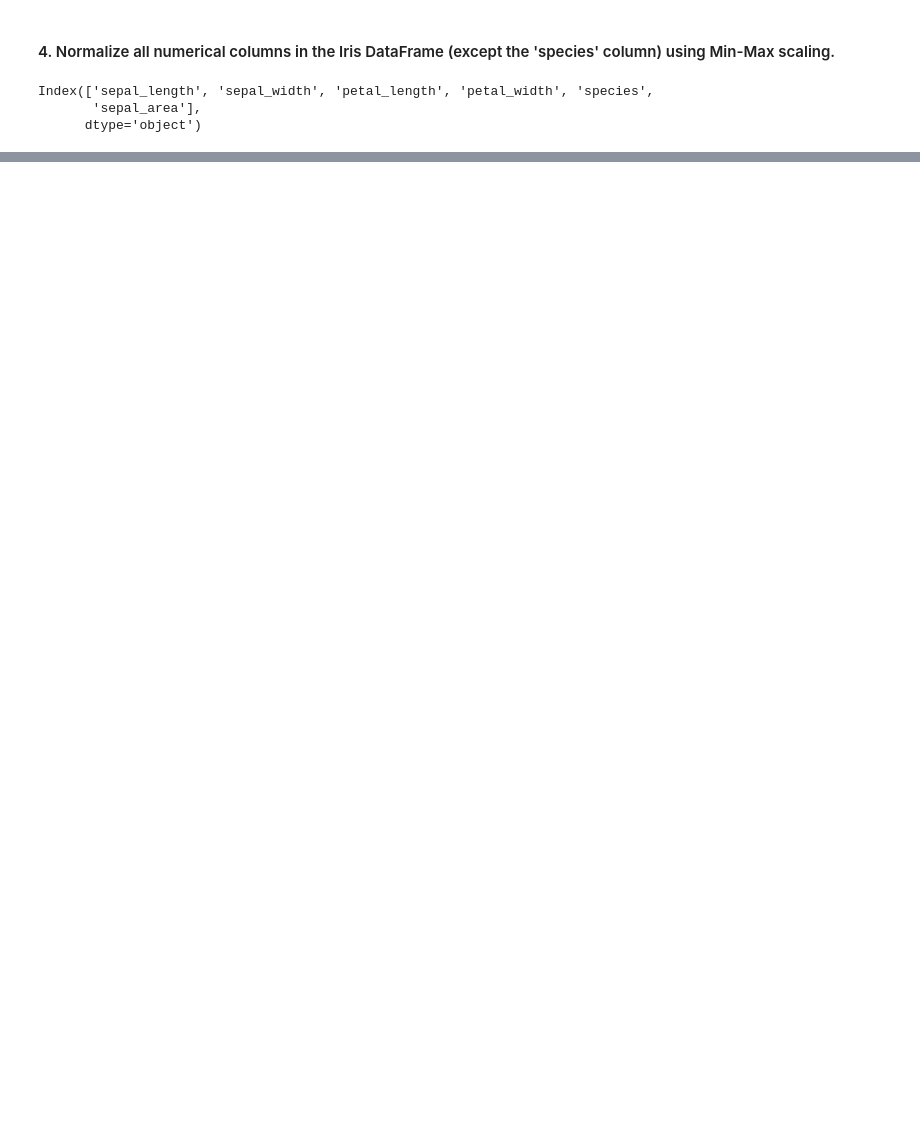
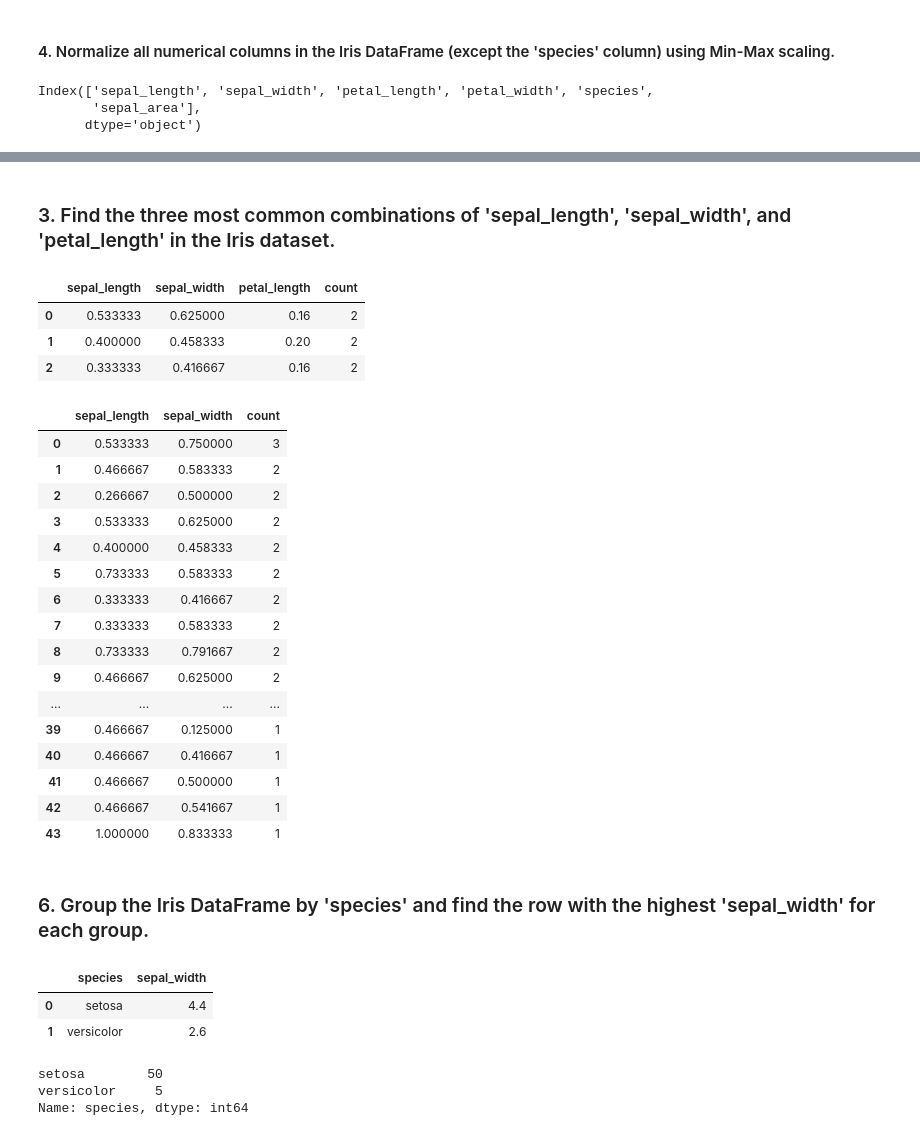
Before and after one commit to anuj-kumar-30/ML_pw, a Jupyter notebook: M20_lib_assignments.ipynb, the cells around one changed output, grey strips where cells are left out. Cells and saved outputs as stored; diff of their text form; code cells hidden in the pictures; blank space fills up the shorter version.

```diff
--- a/M20_lib_assignments.ipynb
+++ b/M20_lib_assignments.ipynb
@@ -107,0 +58,3 @@ company
+# %%
+Scaled_df = pd.DataFrame(scaled_data, columns=scaler.get_feature_names_out())
+Scaled_df.describe()
@@ -107,0 +83,47 @@ company
+# %% [markdown]
+### 3. Find the three most common combinations of 'sepal_length', 'sepal_width', and 'petal_length' in the Iris dataset.
+# %%
+# Creating sub dataset
+subset_df = Scaled_df[['sepal_length', 'sepal_width', 'petal_length']]
+
+# Group by and count the occurrences
+subset_df.value_counts().reset_index(name='count').head(3)
+# %% [output]
+|  | sepal_length | sepal_width | petal_length | count |
+| 0 | 0.533333 | 0.625000 | 0.16 | 2 |
+| 1 | 0.400000 | 0.458333 | 0.20 | 2 |
+| 2 | 0.333333 | 0.416667 | 0.16 | 2 |
+# %%
+Scaled_df[['sepal_length','sepal_width']].value_counts().reset_index(name='count')
+# %% [output]
+|  | sepal_length | sepal_width | count |
+| 0 | 0.533333 | 0.750000 | 3 |
+| 1 | 0.466667 | 0.583333 | 2 |
+| 2 | 0.266667 | 0.500000 | 2 |
+| 3 | 0.533333 | 0.625000 | 2 |
+| 4 | 0.400000 | 0.458333 | 2 |
+| 5 | 0.733333 | 0.583333 | 2 |
+| 6 | 0.333333 | 0.416667 | 2 |
+| 7 | 0.333333 | 0.583333 | 2 |
+| 8 | 0.733333 | 0.791667 | 2 |
+| 9 | 0.466667 | 0.625000 | 2 |
+| ... | ... | ... | ... |
+| 39 | 0.466667 | 0.125000 | 1 |
+| 40 | 0.466667 | 0.416667 | 1 |
+| 41 | 0.466667 | 0.500000 | 1 |
+| 42 | 0.466667 | 0.541667 | 1 |
+| 43 | 1.000000 | 0.833333 | 1 |
+# %% [markdown]
+### 6.  Group the Iris DataFrame by 'species' and find the row with the highest 'sepal_width' for each group.
+# %%
+df.groupby(['species'], as_index=False)['sepal_width'].max()
+# %% [output]
+|  | species | sepal_width |
+| 0 | setosa | 4.4 |
+| 1 | versicolor | 2.6 |
+# %%
+df['species'].value_counts()
+# %% [output]
+setosa        50
+versicolor     5
+Name: species, dtype: int64
```
Also changed, not shown: parts of 17 cells of this notebook, 1 other file.
